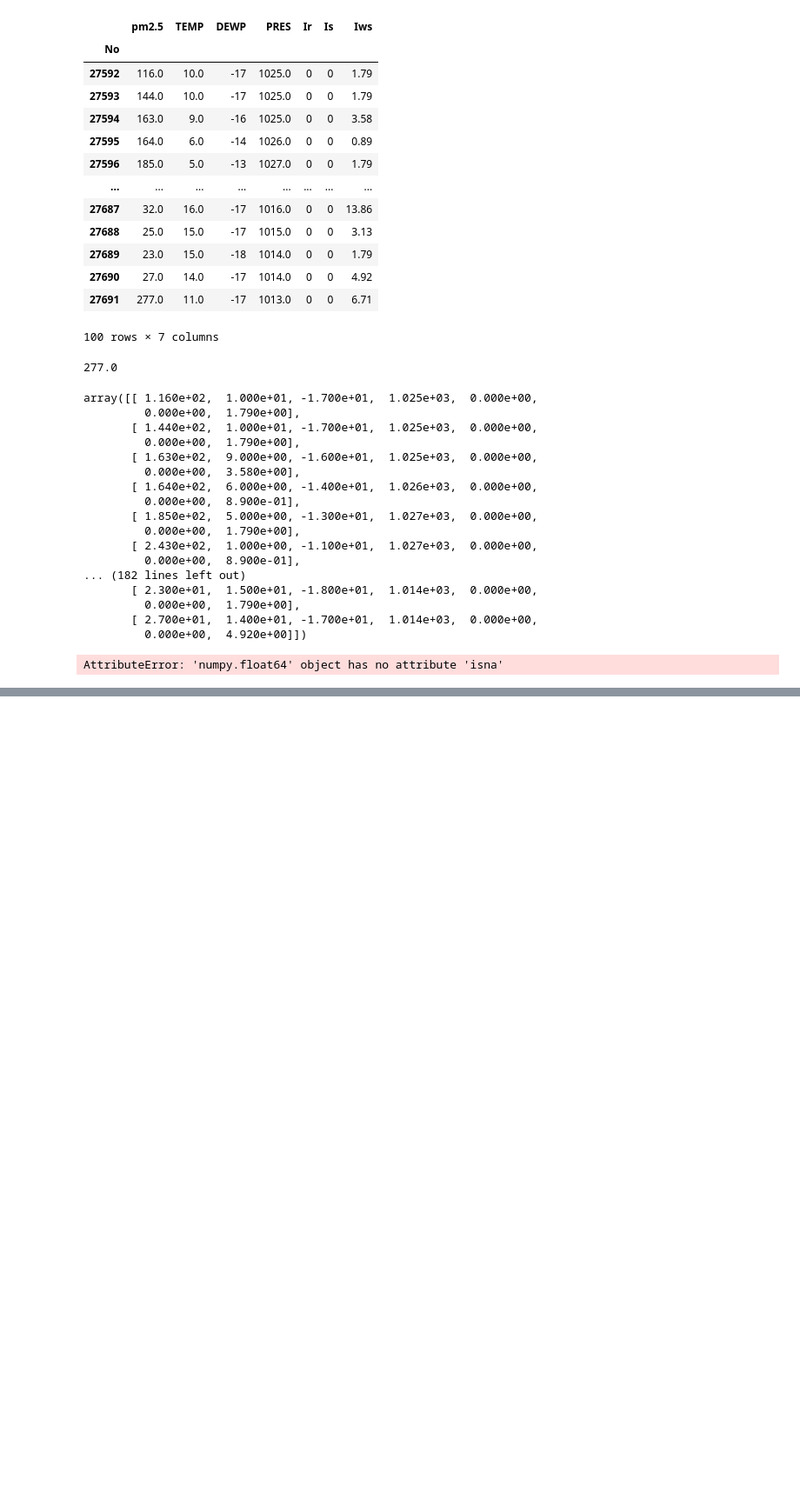
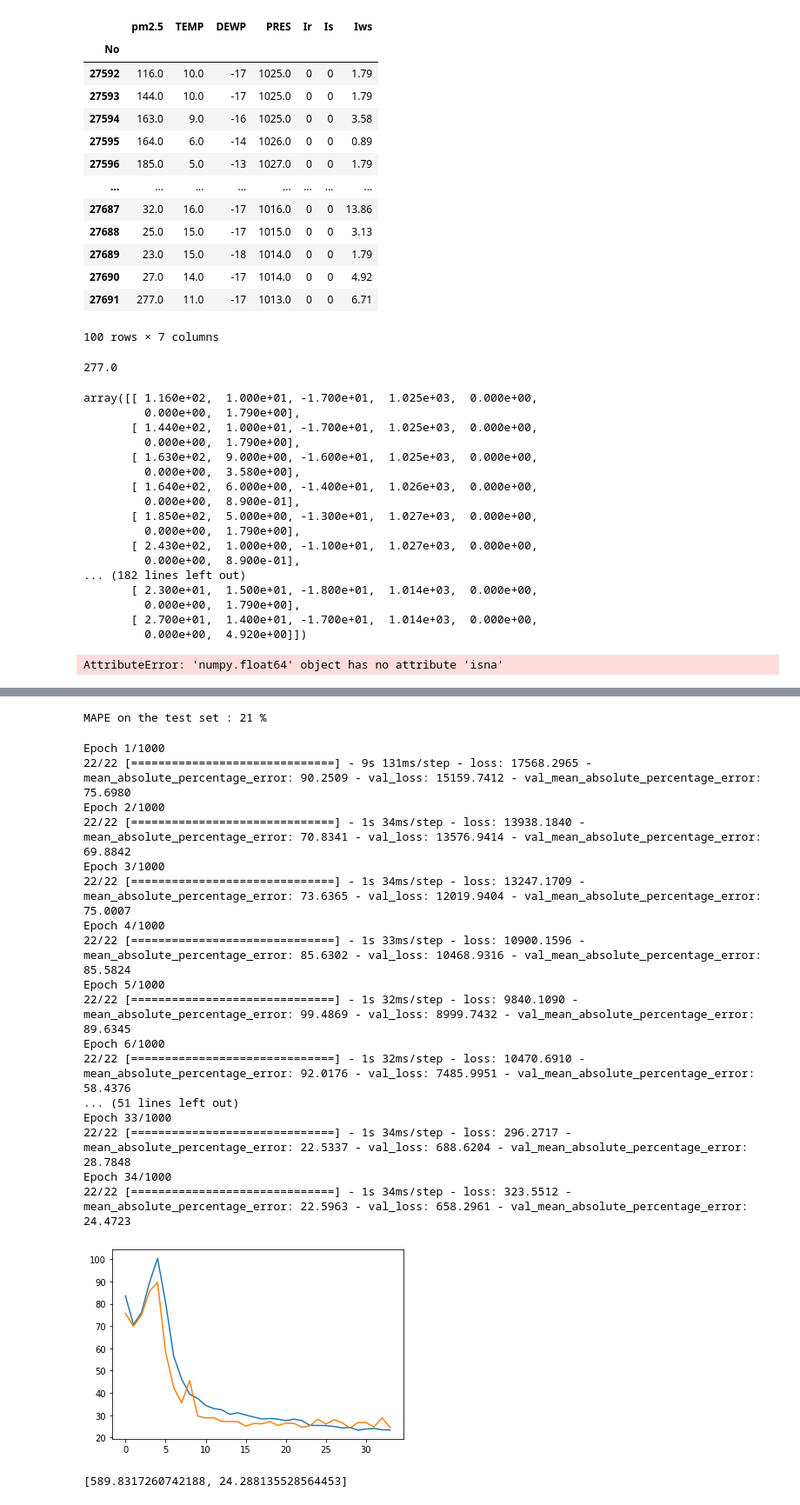
Before and after one commit to AntoniosFl/Data_Sourcing, a Jupyter notebook: DL/DL4/Untitled.ipynb, the cells around one changed output, grey strips where cells are left out. Shown at 87% size. Drawn from its saved outputs; the diff is of its cells as text; code cells hidden in the pictures; blank space fills up the shorter version.

```diff
--- a/DL/DL4/Untitled.ipynb
+++ b/DL/DL4/Untitled.ipynb
@@ -802,0 +987,67 @@ def split_subsample_sequence(df, length, df_mean=None):
+# %%
+res = model_2.evaluate(X_test, y_test, verbose=0)
+
+print(f'MAPE on the test set : {res[1]:.0f} %')
+# %% [output]
+MAPE on the test set : 21 %
+# %%
+def train_model(nb_sequences=2000, nb_days=21, plot_history=False):
+    X_train, y_train = get_X_y(df_train, nb_sequences, nb_days)
+    X_test, y_test = get_X_y(df_test, round(nb_sequences*0.2), nb_days)
+
+    metric = metrics.MAPE
+    opt = optimizers.RMSprop(learning_rate=0.01)
+
+    normalizer = Normalization()
+    normalizer.adapt(X_train)
+
+    model = models.Sequential()
+    model.add(normalizer)
+    model.add(layers.LSTM(20, return_sequences=True, activation='tanh'))
+    model.add(layers.LSTM(10, activation='tanh'))
+    model.add(layers.Dense(5, activation='relu'))
+    model.add(layers.Dense(1, activation='linear'))
+
+    model.compile(loss='mse',
+                  optimizer=opt,
+                  metrics=[metric])
+
+
+    es = EarlyStopping(monitor='val_loss', patience=5, restore_best_weights=True)
+
+    history = model.fit(X_train, y_train,
+            validation_split=0.3,
+            epochs=1000,
+            batch_size=64,
+            callbacks=[es],
+            verbose=1)
+
+    if plot_history:
+        plt.plot(history.history['mean_absolute_percentage_error'])
+        plt.plot(history.history['val_mean_absolute_percentage_error'])
+        plt.show()
+
+    res = model.evaluate(X_test, y_test, verbose=0)
+    return res
+# %%
+train_model(nb_sequences=2000, nb_days=21, plot_history=True)
+# %% [output]
+Epoch 1/1000
+22/22 [==============================] - 9s 131ms/step - loss: 17568.2965 - mean_absolute_percentage_error: 90.2509 - val_loss: 15159.7412 - val_mean_absolute_percentage_error: 75.6980
+Epoch 2/1000
+22/22 [==============================] - 1s 34ms/step - loss: 13938.1840 - mean_absolute_percentage_error: 70.8341 - val_loss: 13576.9414 - val_mean_absolute_percentage_error: 69.8842
+Epoch 3/1000
+22/22 [==============================] - 1s 34ms/step - loss: 13247.1709 - mean_absolute_percentage_error: 73.6365 - val_loss: 12019.9404 - val_mean_absolute_percentage_error: 75.0007
+Epoch 4/1000
+22/22 [==============================] - 1s 33ms/step - loss: 10900.1596 - mean_absolute_percentage_error: 85.6302 - val_loss: 10468.9316 - val_mean_absolute_percentage_error: 85.5824
+Epoch 5/1000
+22/22 [==============================] - 1s 32ms/step - loss: 9840.1090 - mean_absolute_percentage_error: 99.4869 - val_loss: 8999.7432 - val_mean_absolute_percentage_error: 89.6345
+Epoch 6/1000
+22/22 [==============================] - 1s 32ms/step - loss: 10470.6910 - mean_absolute_percentage_error: 92.0176 - val_loss: 7485.9951 - val_mean_absolute_percentage_error: 58.4376
+... (51 lines left out)
+Epoch 33/1000
+22/22 [==============================] - 1s 34ms/step - loss: 296.2717 - mean_absolute_percentage_error: 22.5337 - val_loss: 688.6204 - val_mean_absolute_percentage_error: 28.7848
+Epoch 34/1000
+22/22 [==============================] - 1s 34ms/step - loss: 323.5512 - mean_absolute_percentage_error: 22.5963 - val_loss: 658.2961 - val_mean_absolute_percentage_error: 24.4723
+[figure, added]
+[589.8317260742188, 24.288135528564453]
```
Also changed, not shown: parts of 17 cells of this notebook.
